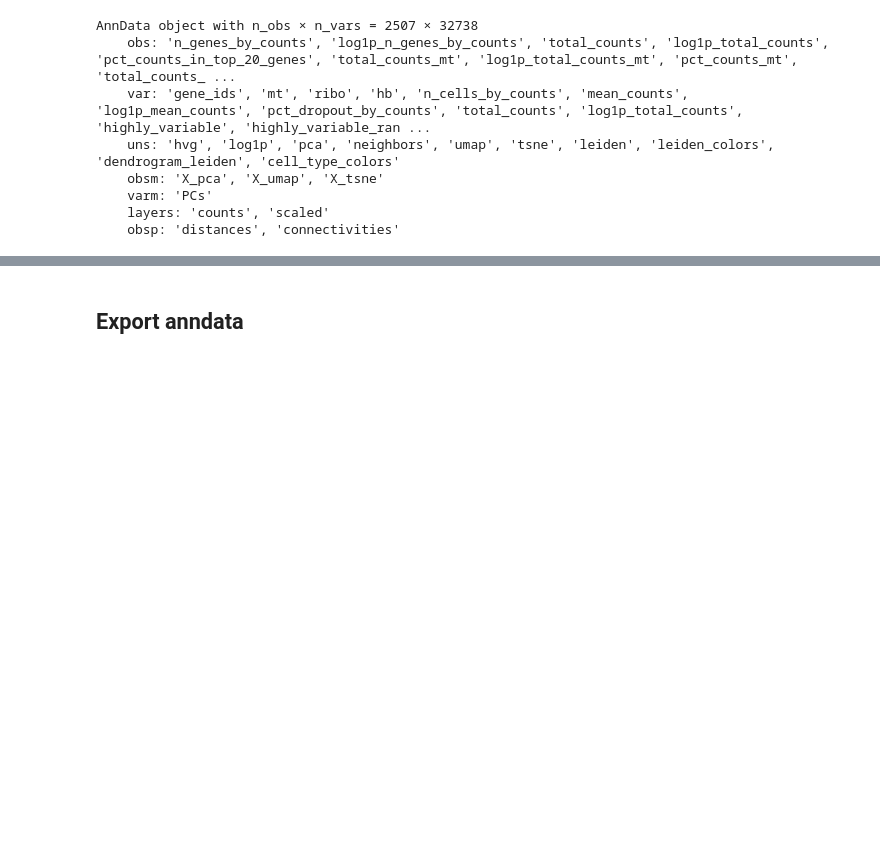
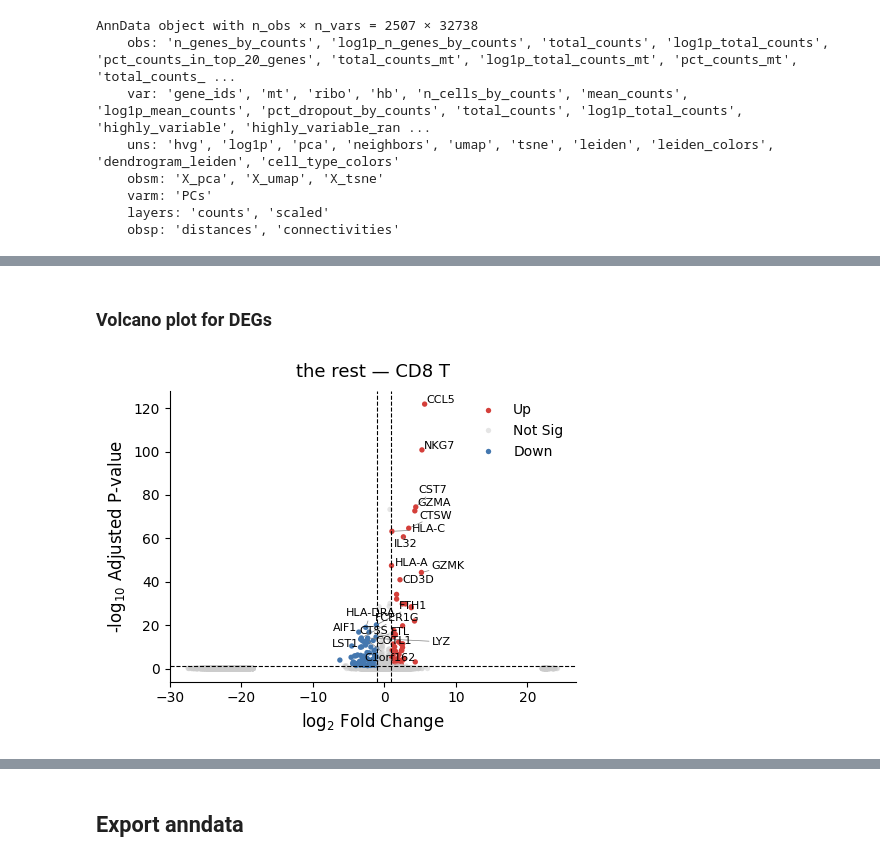
Before and after one commit to Tigerrr07/Tigerrr07, a Jupyter notebook: scripts/scRNA-seq/pipeline.ipynb, the cells around one changed output, grey strips where cells are left out. Cells and saved outputs as stored; diff of their text form; code cells hidden in the pictures; blank space fills up the shorter version.

```diff
--- a/scripts/scRNA-seq/pipline.ipynb
+++ b/scripts/scRNA-seq/pipeline.ipynb
@@ -228,0 +232,3 @@ AnnData object with n_obs × n_vars = 2507 × 32738
+# %%
+adata = sc.read("write/clustered.h5ad")
+adata
@@ -228,0 +246,8 @@ AnnData object with n_obs × n_vars = 2507 × 32738
+# %%
+reference_group, compare_group = 'the rest', 'CD8 T'
+
+deg_df, pos_df, neg_df, gsea_df, pos_enr_df, neg_enr_df = perform_deg_enrichment(
+    adata, annotation_column='cell_type',
+    compare_group=compare_group, reference_group=reference_group,
+    gene_sets='KEGG_2021_Human'
+)
@@ -228,0 +266,2 @@ AnnData object with n_obs × n_vars = 2507 × 32738
+# %% [markdown]
+### Volcano plot for DEGs
@@ -228,0 +270,12 @@ AnnData object with n_obs × n_vars = 2507 × 32738
+# %%
+plot_volcano(
+    deg_df,
+    lfc_thr=1.0,
+    padj_thr=0.05,
+    title=f"{reference_group} — {compare_group}",
+    show=True,
+    figsize=(5, 4),
+    save_path="plots/volcano.pdf"
+)
+# %% [output]
+[figure, added]
```
Also changed, not shown: parts of 10 cells of this notebook, 15 other files.
